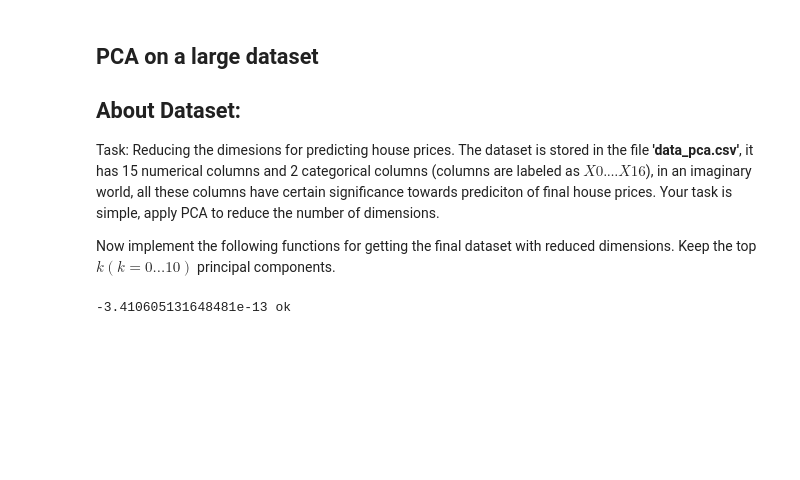
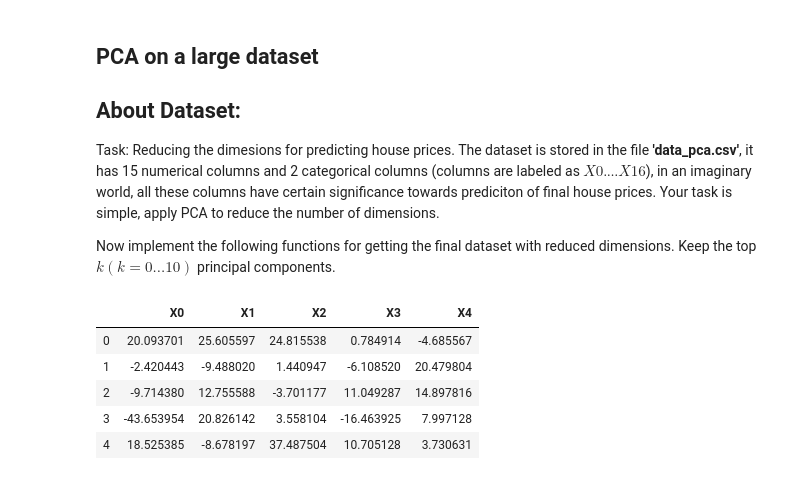
Before and after one commit to sanchit-ahuja/NNFL-Assignments, a Jupyter notebook: Assignment1/PCA/pca.ipynb, the cells around one changed output. Saved outputs shown, nothing was run; the diff lists cells and outputs as text; code cells hidden in the pictures; blank space fills up the shorter version.

```diff
--- a/Assignment1/PCA/pca.ipynb
+++ b/Assignment1/PCA/pca.ipynb
@@ -312,14 +310,16 @@ def apply_pca(data,k):
 
     # YOUR CODE HERE
 #     data = pd.get_dummies(data,prefix = ['X16'])
-    data = data.drop(columns = ['X15','X16']) #Dropping Categorical variables
+    data = data.drop(columns = ['X15','X16','price']) #Dropping Categorical variables & target variable
 #     data.head()
-    mat = data.as_matrix(columns = data.columns[:-1])
+    mat = data.as_matrix()
     X_center = center(mat)
+#     print(X_center)
     covariance = find_covariance_matrix(X_center)
+#     print(covariance)
     eigenVals, eigenVecs = find_eigen_decomposition(covariance)
     column_names = data.columns[:k] #Keeping the first k PCA components
-    final_mat = two_dimensional_pca(X_center,eigenVals,eigenVecs)
+    final_mat = X_center@eigenVecs
     final_mat = final_mat[:,:k]
 #     print((final_mat[:,0]*final_mat[:,1]).sum(),"ok") #Verified that the vecs are orthogonal
     df = pd.DataFrame(data=final_mat,columns=column_names)
@@ -333,7 +333,12 @@ data = pd.read_csv(PATH_TO_CSV_FILE)
 #DO NOT ALTER THIS CELL
 #HIDDEN TEST CASES FOR apply_pca
 # %%
-# df = apply_pca(read_data("data_pca.csv"),5)
-# df.to_csv("ans.csv",index = False)
+df = apply_pca(read_data("data_pca.csv"),5)
+df.head()
 # %% [output]
--3.410605131648481e-13 ok
+|  | X0 | X1 | X2 | X3 | X4 |
+| 0 | 20.093701 | 25.605597 | 24.815538 | 0.784914 | -4.685567 |
+| 1 | -2.420443 | -9.488020 | 1.440947 | -6.108520 | 20.479804 |
+| 2 | -9.714380 | 12.755588 | -3.701177 | 11.049287 | 14.897816 |
+| 3 | -43.653954 | 20.826142 | 3.558104 | -16.463925 | 7.997128 |
+| 4 | 18.525385 | -8.678197 | 37.487504 | 10.705128 | 3.730631 |
```
Also changed, not shown: parts of 6 cells of this notebook.
